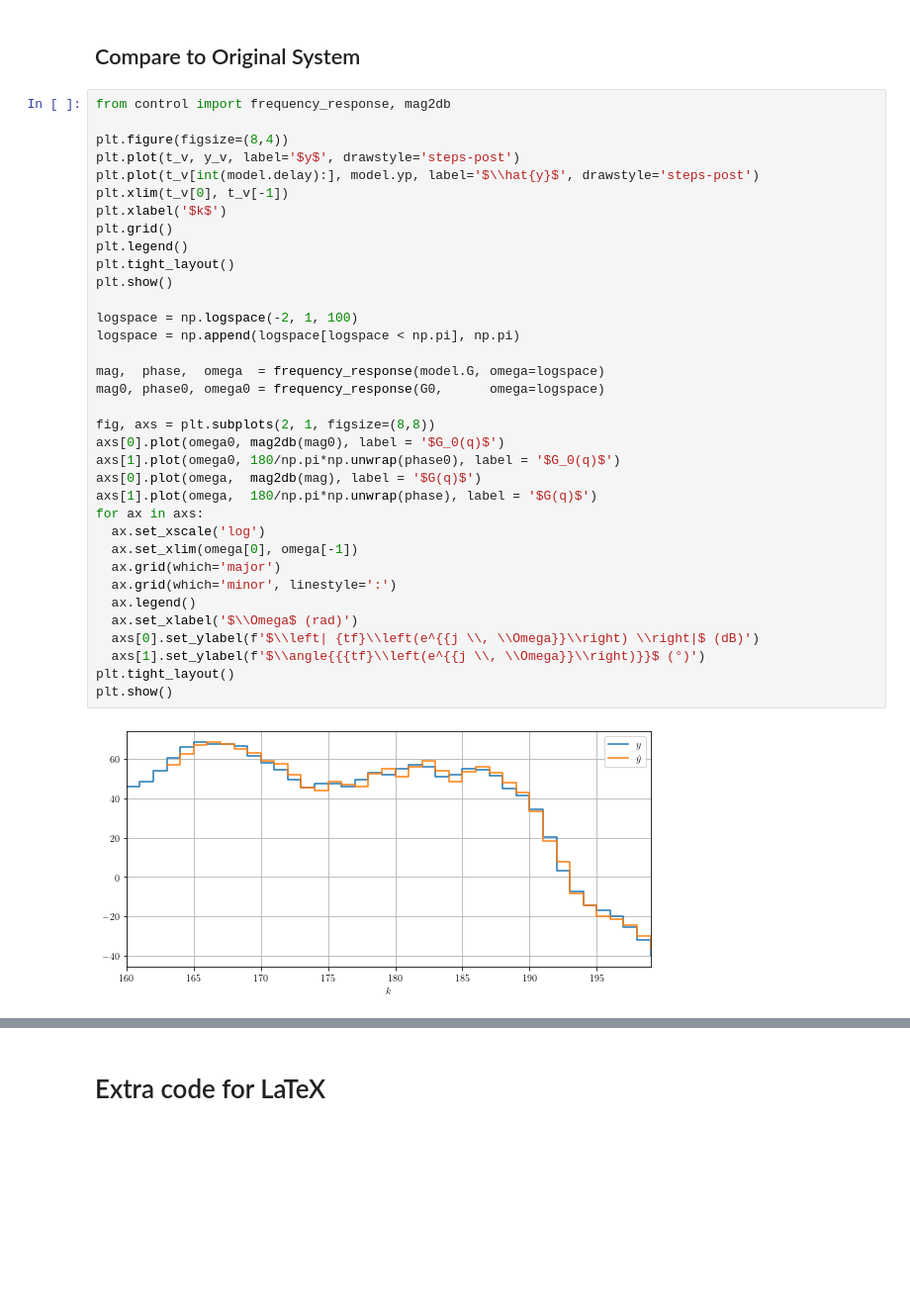
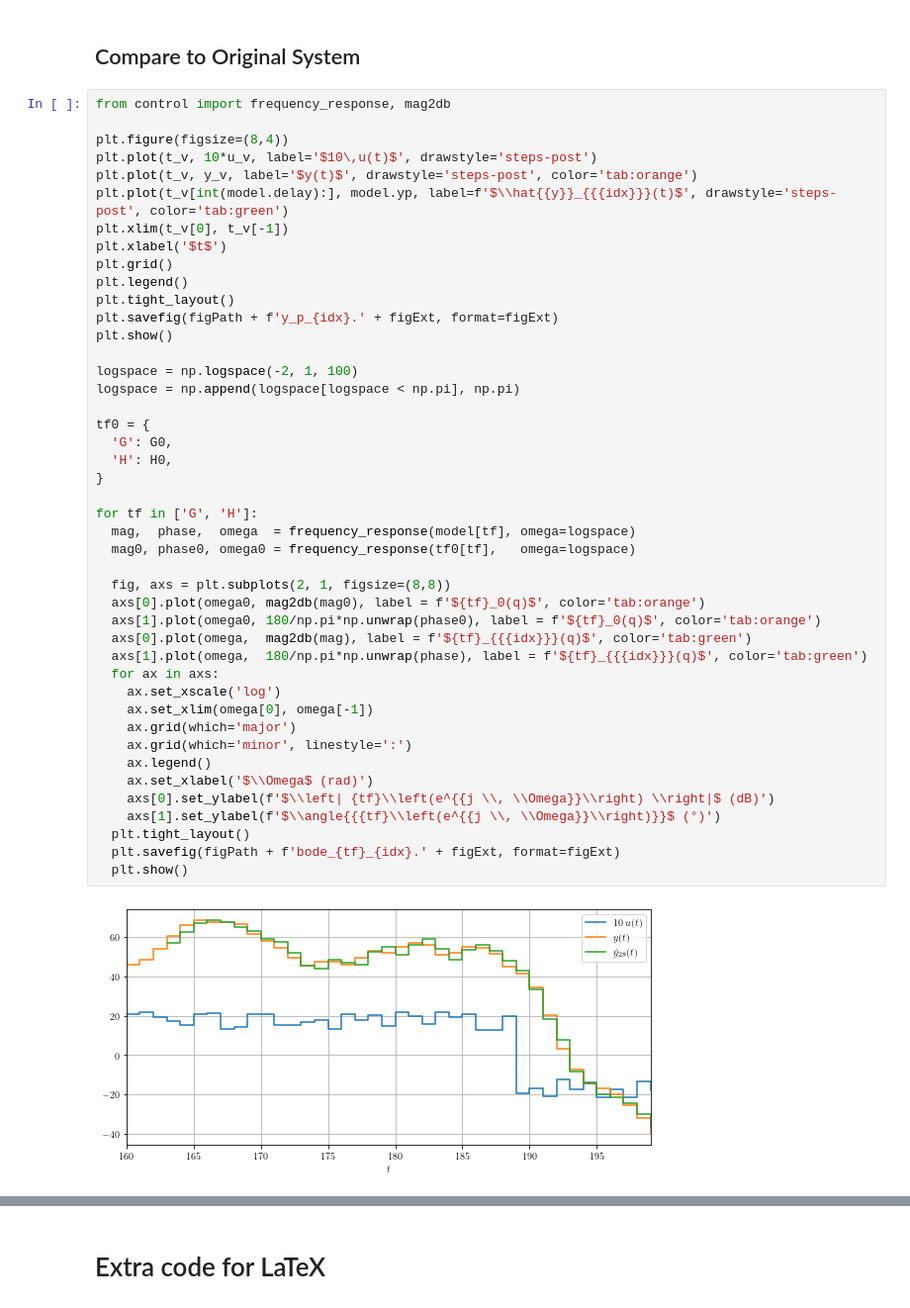
Before and after one commit to GuiBeal/system-identification, a Jupyter notebook: Python/main.ipynb, the cells around one changed output, grey strips where cells are left out. Shown at 99% size. Saved outputs shown, nothing was run; the diff lists cells and outputs as text; blank space fills up the shorter version.

```diff
--- a/Python/main.ipynb
+++ b/Python/main.ipynb
@@ -695,37 +700,46 @@ AICC_i = 276.503
 # %%
 from control import frequency_response, mag2db
 
 plt.figure(figsize=(8,4))
-plt.plot(t_v, y_v, label='$y$', drawstyle='steps-post')
-plt.plot(t_v[int(model.delay):], model.yp, label='$\\hat{y}$', drawstyle='steps-post')
+plt.plot(t_v, 10*u_v, label='$10\,u(t)$', drawstyle='steps-post')
+plt.plot(t_v, y_v, label='$y(t)$', drawstyle='steps-post', color='tab:orange')
+plt.plot(t_v[int(model.delay):], model.yp, label=f'$\\hat{{y}}_{{{idx}}}(t)$', drawstyle='steps-post', color='tab:green')
 plt.xlim(t_v[0], t_v[-1])
-plt.xlabel('$k$')
+plt.xlabel('$t$')
 plt.grid()
 plt.legend()
 plt.tight_layout()
+plt.savefig(figPath + f'y_p_{idx}.' + figExt, format=figExt)
 plt.show()
 
 logspace = np.logspace(-2, 1, 100)
 logspace = np.append(logspace[logspace < np.pi], np.pi)
 
-mag,  phase,  omega  = frequency_response(model.G, omega=logspace)
-mag0, phase0, omega0 = frequency_response(G0,      omega=logspace)
+tf0 = {
+  'G': G0,
+  'H': H0,
+}
 
-fig, axs = plt.subplots(2, 1, figsize=(8,8))
-axs[0].plot(omega0, mag2db(mag0), label = '$G_0(q)$')
-axs[1].plot(omega0, 180/np.pi*np.unwrap(phase0), label = '$G_0(q)$')
-axs[0].plot(omega,  mag2db(mag), label = '$G(q)$')
-axs[1].plot(omega,  180/np.pi*np.unwrap(phase), label = '$G(q)$')
-for ax in axs:
-  ax.set_xscale('log')
-  ax.set_xlim(omega[0], omega[-1])
-  ax.grid(which='major')
-  ax.grid(which='minor', linestyle=':')
-  ax.legend()
-  ax.set_xlabel('$\\Omega$ (rad)')
-  axs[0].set_ylabel(f'$\\left| {tf}\\left(e^{{j \\, \\Omega}}\\right) \\right|$ (dB)')
-  axs[1].set_ylabel(f'$\\angle{{{tf}\\left(e^{{j \\, \\Omega}}\\right)}}$ (°)')
-plt.tight_layout()
-plt.show()
+for tf in ['G', 'H']:
+  mag,  phase,  omega  = frequency_response(model[tf], omega=logspace)
+  mag0, phase0, omega0 = frequency_response(tf0[tf],   omega=logspace)
+
+  fig, axs = plt.subplots(2, 1, figsize=(8,8))
+  axs[0].plot(omega0, mag2db(mag0), label = f'${tf}_0(q)$', color='tab:orange')
+  axs[1].plot(omega0, 180/np.pi*np.unwrap(phase0), label = f'${tf}_0(q)$', color='tab:orange')
+  axs[0].plot(omega,  mag2db(mag), label = f'${tf}_{{{idx}}}(q)$', color='tab:green')
+  axs[1].plot(omega,  180/np.pi*np.unwrap(phase), label = f'${tf}_{{{idx}}}(q)$', color='tab:green')
+  for ax in axs:
+    ax.set_xscale('log')
+    ax.set_xlim(omega[0], omega[-1])
+    ax.grid(which='major')
+    ax.grid(which='minor', linestyle=':')
+    ax.legend()
+    ax.set_xlabel('$\\Omega$ (rad)')
+    axs[0].set_ylabel(f'$\\left| {tf}\\left(e^{{j \\, \\Omega}}\\right) \\right|$ (dB)')
+    axs[1].set_ylabel(f'$\\angle{{{tf}\\left(e^{{j \\, \\Omega}}\\right)}}$ (°)')
+  plt.tight_layout()
+  plt.savefig(figPath + f'bode_{tf}_{idx}.' + figExt, format=figExt)
+  plt.show()
 # %% [output]
-[figure, old version]
+[figure, new version]
```
Also changed, not shown: parts of 5 cells of this notebook, 20 other files.
